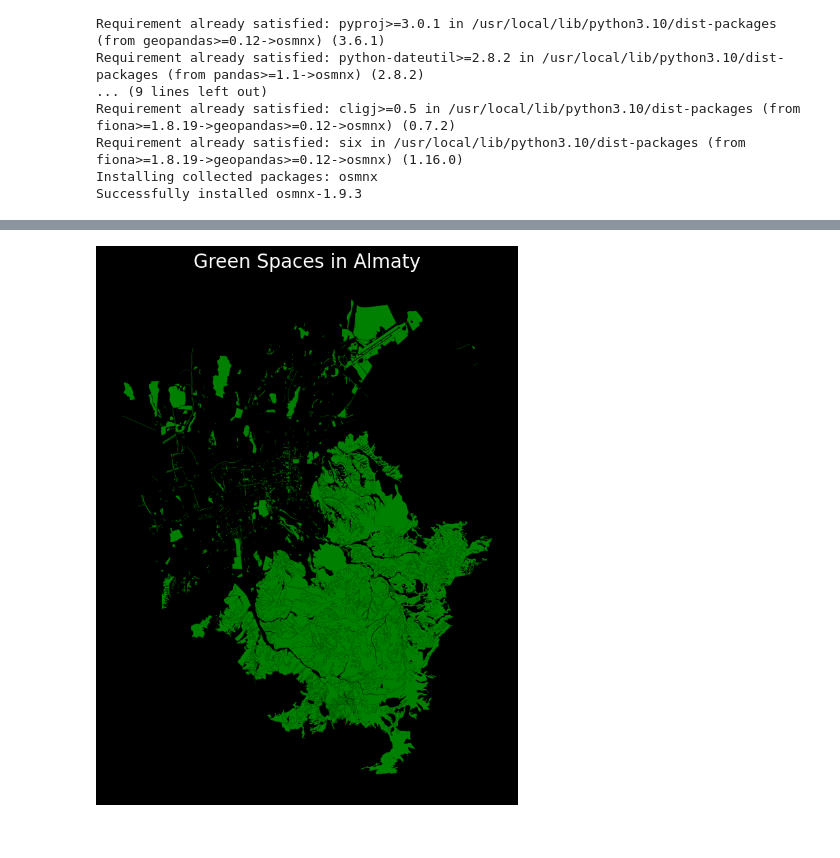
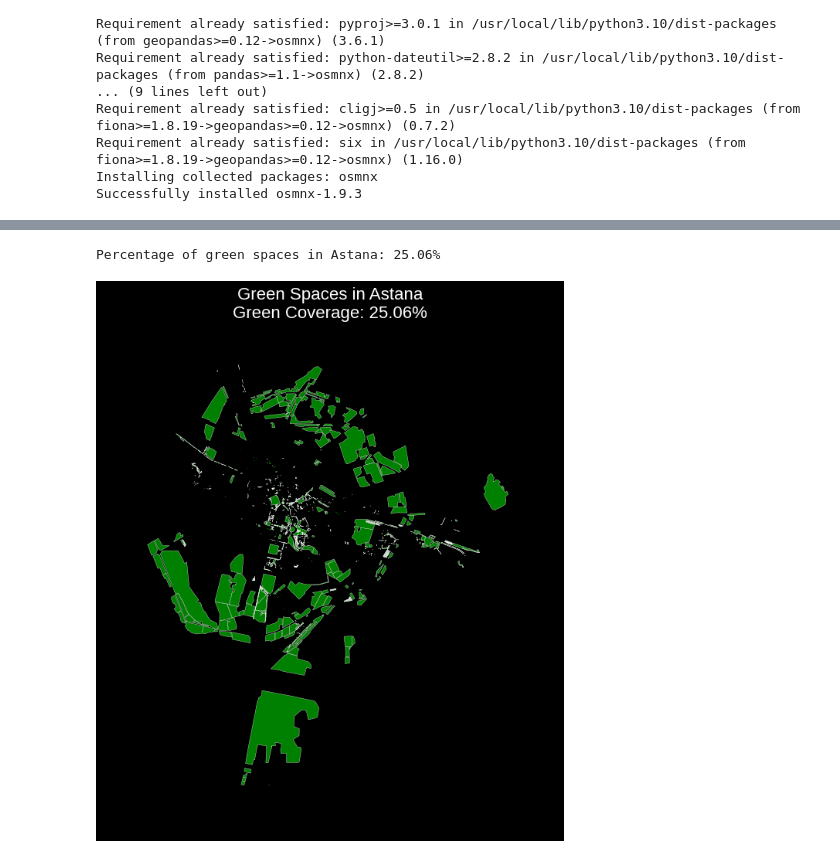
Before and after one commit to Nurasssyl/Almaty-Green-Spaces, a Jupyter notebook: Almaty_Green_Spaces.ipynb, the cells around one changed output, grey strips where cells are left out. Drawn from its saved outputs; the diff is of its cells as text; code cells hidden in the pictures.

```diff
--- a/Almaty_Green_Spaces.ipynb
+++ b/Almaty_Green_Spaces.ipynb
@@ -60,32 +76,45 @@ import osmnx as ox
 import matplotlib.pyplot as plt
 
 # Получение полигона Алматы
-admin = ox.geocode_to_gdf('Almaty')
+admin = ox.geocode_to_gdf('Astana')
 admin_poly = admin.geometry.values[0]
 
-# Определение всех возможных тегов, связанных с зелеными насаждениями
+# Получение POI зеленых насаждений с расширенным набором тегов
 tags = {
-    'leisure': ['park', 'garden', 'playground', 'golf_course', 'nature_reserve', 'common', 'pitch', 'dog_park'],
-    'landuse': ['forest', 'grass', 'meadow', 'recreation_ground', 'village_green', 'orchard', 'vineyard', 'allotments', 'cemetery'],
-    'natural': ['wood', 'tree_row', 'scrub', 'heath', 'grassland', 'fell', 'marsh', 'wetland', 'bare_rock', 'scree', 'shingle', 'sand', 'mud'],
-    'boundary': ['protected_area']
+    'leisure': ['park', 'garden', 'playground', 'golf_course', 'nature_reserve'],
+    'landuse': ['forest', 'grass', 'meadow', 'recreation_ground', 'village_green', 'orchard', 'vineyard'],
+    'natural': ['wood', 'tree_row', 'scrub', 'heath', 'grassland']
 }
 
-# Получение POI зеленых насаждений
 green_areas = ox.geometries_from_polygon(admin_poly, tags=tags)
+
+# Вычисление площади зеленых насаждений
+green_areas = green_areas.to_crs(epsg=3857)  # Преобразование в метры для корректного вычисления площади
+green_areas['area'] = green_areas.geometry.area
+total_green_area = green_areas['area'].sum()
+
+# Вычисление общей площади города
+admin = admin.to_crs(epsg=3857)
+city_area = admin.geometry.area.values[0]
+
+# Вычисление процента зеленых насаждений
+green_percentage = (total_green_area / city_area) * 100
 
 # Визуализация
 plt.style.use('dark_background')
 f, ax = plt.subplots(1, figsize=(10, 10))
 green_areas.plot(ax=ax, color='green', linewidth=0.3, markersize=0.3)
-ax.set_title("Green Spaces in Almaty", fontsize=20, color='white', fontname='Arial')
+ax.set_title(f"Green Spaces in Astana\nGreen Coverage: {green_percentage:.2f}%", fontsize=20, color='white')
 ax.axis('off')
 
 # Сохранение визуализации
-output_path = 'Almaty_green_spaces.png'
+output_path = 'Astana_green_spaces_percent.png'
 f.savefig(output_path, dpi=300, bbox_inches='tight', facecolor=f.get_facecolor())
 
 # Загрузка файла
 from google.colab import files
 files.download(output_path)
+
+# Вывод процента зеленых насаждений
+print(f"Percentage of green spaces in Astana: {green_percentage:.2f}%")
 # %% [output]
@@ -105 +123,2 @@ WARNING:matplotlib.font_manager:findfont: Font family 'Arial' not found.
+Percentage of green spaces in Astana: 25.06%
-[figure, old version]
+[figure, new version]
```
Also changed, not shown: parts of 2 cells of this notebook.
